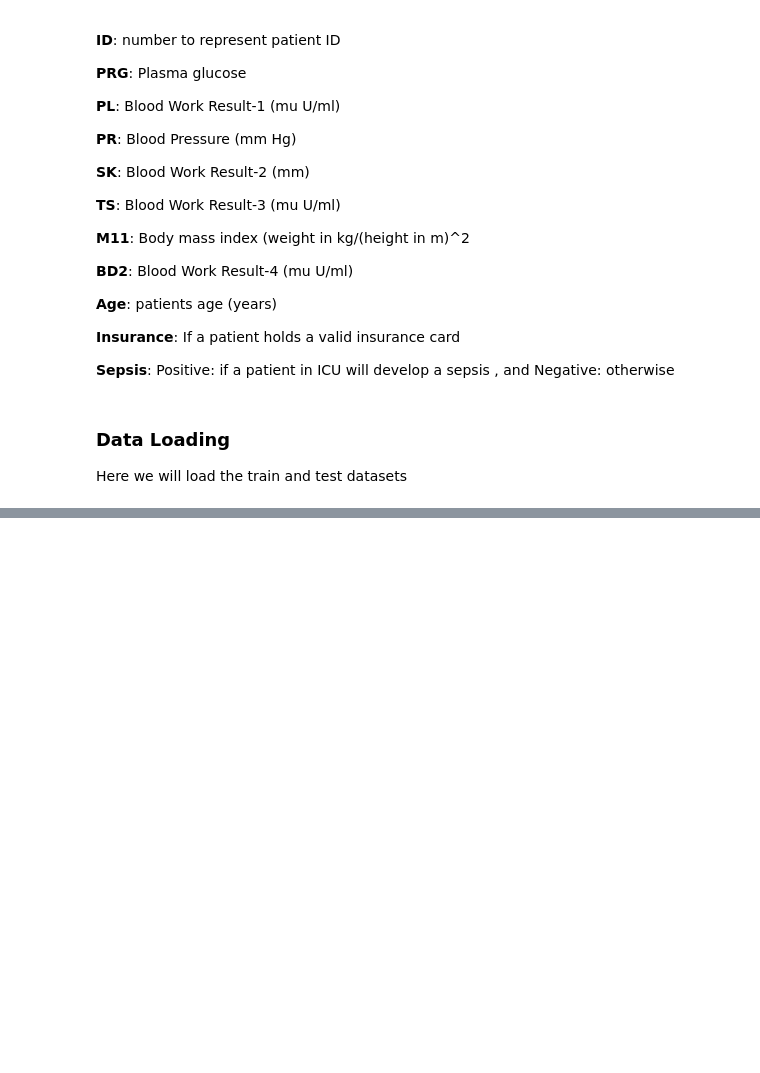
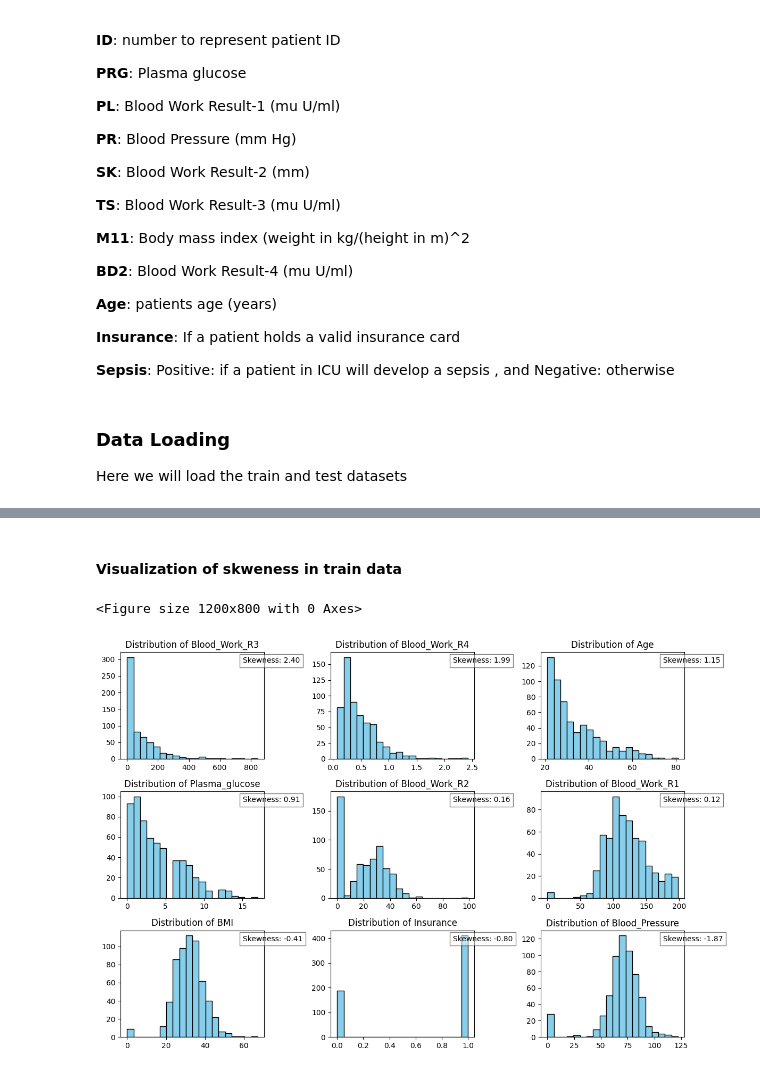
Before and after one commit to KodwoAmissah/Sepsis-Modelling-Using-FastAPI, a Jupyter notebook: Notebook/project.ipynb, the cells around one changed output, grey strips where cells are left out. Saved outputs shown, nothing was run; the diff lists cells and outputs as text; code cells hidden in the pictures; blank space fills up the shorter version.

```diff
--- a/Notebook/project.ipynb
+++ b/Notebook/project.ipynb
@@ -66,3 +105,6 @@ path1="Datasets\Paitients_Files_Test.csv"
+# %%
+path=r"C:\Users\User\Desktop\hub\Sepsis-Modelling-Using-FastAPI\Datasets\Paitients_Files_Train.csv"
+path1=r"C:\Users\User\Desktop\hub\Sepsis-Modelling-Using-FastAPI\Datasets\Paitients_Files_Test.csv"
 # %%
 ##read train and test
 df_train=pd.read_csv(path)
@@ -71,0 +137,5 @@ FileNotFoundError: [Errno 2] No such file or directory: 'Datasets\\Paitients_Fil
+# %%
+##renaming train
+df_train.rename(columns={'PRG':'Plasma_glucose','PL': 'Blood_Work_R1','PR': 'Blood_Pressure',
+                         'SK': 'Blood_Work_R2','TS': 'Blood_Work_R3','M11': 'BMI',
+                         'BD2': 'Blood_Work_R4','Sepssis':'Sepsis'}, inplace=True)
@@ -71,0 +315,4 @@ FileNotFoundError: [Errno 2] No such file or directory: 'Datasets\\Paitients_Fil
+# %%
+#view skewness in train data
+skewness=df_train.skew(numeric_only=True).sort_values(ascending=False)
+skewness
@@ -71,0 +338,21 @@ FileNotFoundError: [Errno 2] No such file or directory: 'Datasets\\Paitients_Fil
+# %% [markdown]
+#### Visualization of skweness in train data
+# %%
+# Plot histograms
+plt.figure(figsize=(12, 8))
+df_train[skewness.index].hist(grid=False, bins=20, color='skyblue', edgecolor='black', figsize=(12, 8))
+
+# Annotate skewness values on each subplot
+for ax, col, skew_val in zip(plt.gcf().get_axes(), skewness.index, skewness):
+    ax.text(0.85, 0.9, f'Skewness: {skew_val:.2f}', transform=ax.transAxes, fontsize=10,
+            bbox=dict(facecolor='white', alpha=0.5))
+    ax.set_title(f'Distribution of {col}')
+
+# Adjust layout
+plt.tight_layout()
+
+# Show the plots
+plt.show()
+# %% [output]
+<Figure size 1200x800 with 0 Axes>
+[figure, added]
```
Also changed, not shown: parts of 154 cells of this notebook.
